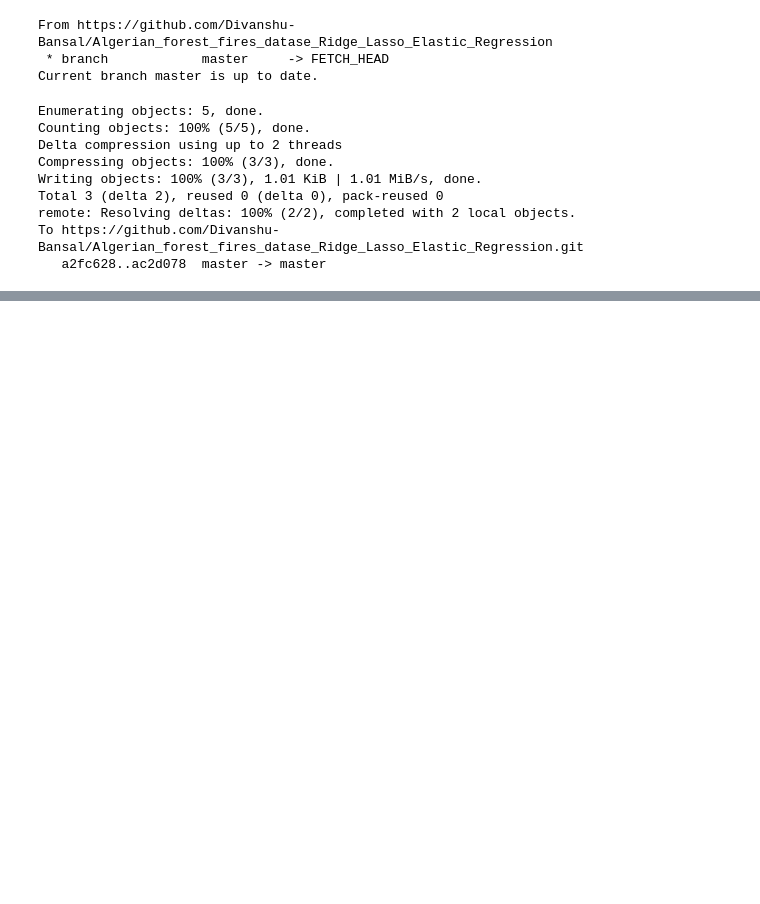
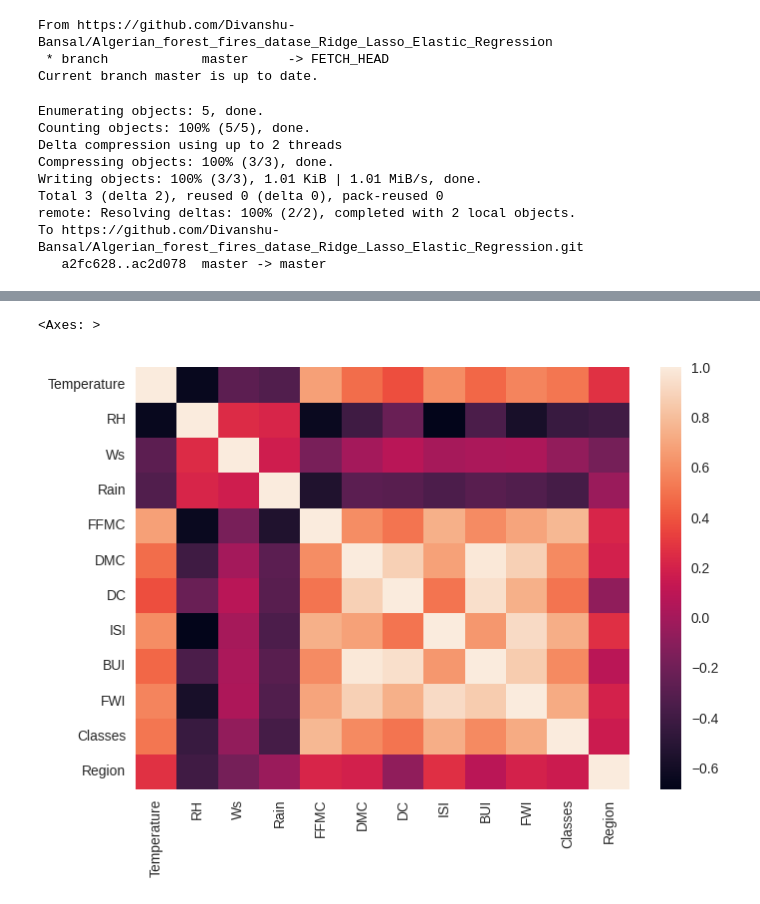
Before and after one commit to Divanshu-Bansal/Algerian-Forest-Fires-Dataset-Regression, a Jupyter notebook: EDA.ipynb, the cells around one changed output, grey strips where cells are left out. Cells and saved outputs as stored; diff of their text form; code cells hidden in the pictures; blank space fills up the shorter version.

```diff
--- a/EDA.ipynb
+++ b/EDA.ipynb
@@ -244,0 +389,5 @@ To https://github.com/Divanshu-Bansal/Algerian_forest_fires_datase_Ridge_Lasso_E
+# %%
+sns.heatmap(df_copy.corr())
+# %% [output]
+<Axes: >
+[figure, added]
```
Also changed, not shown: parts of 28 cells of this notebook.
